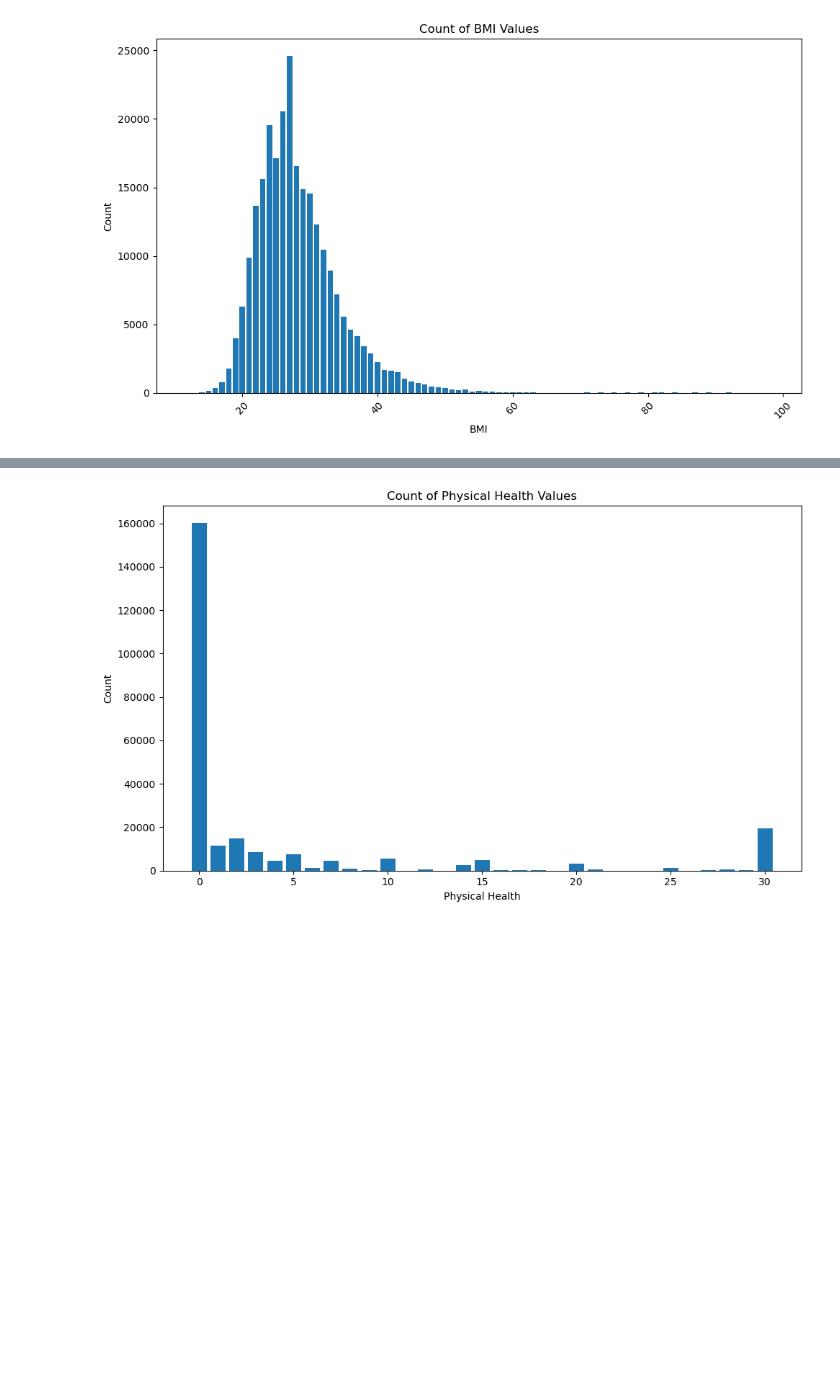
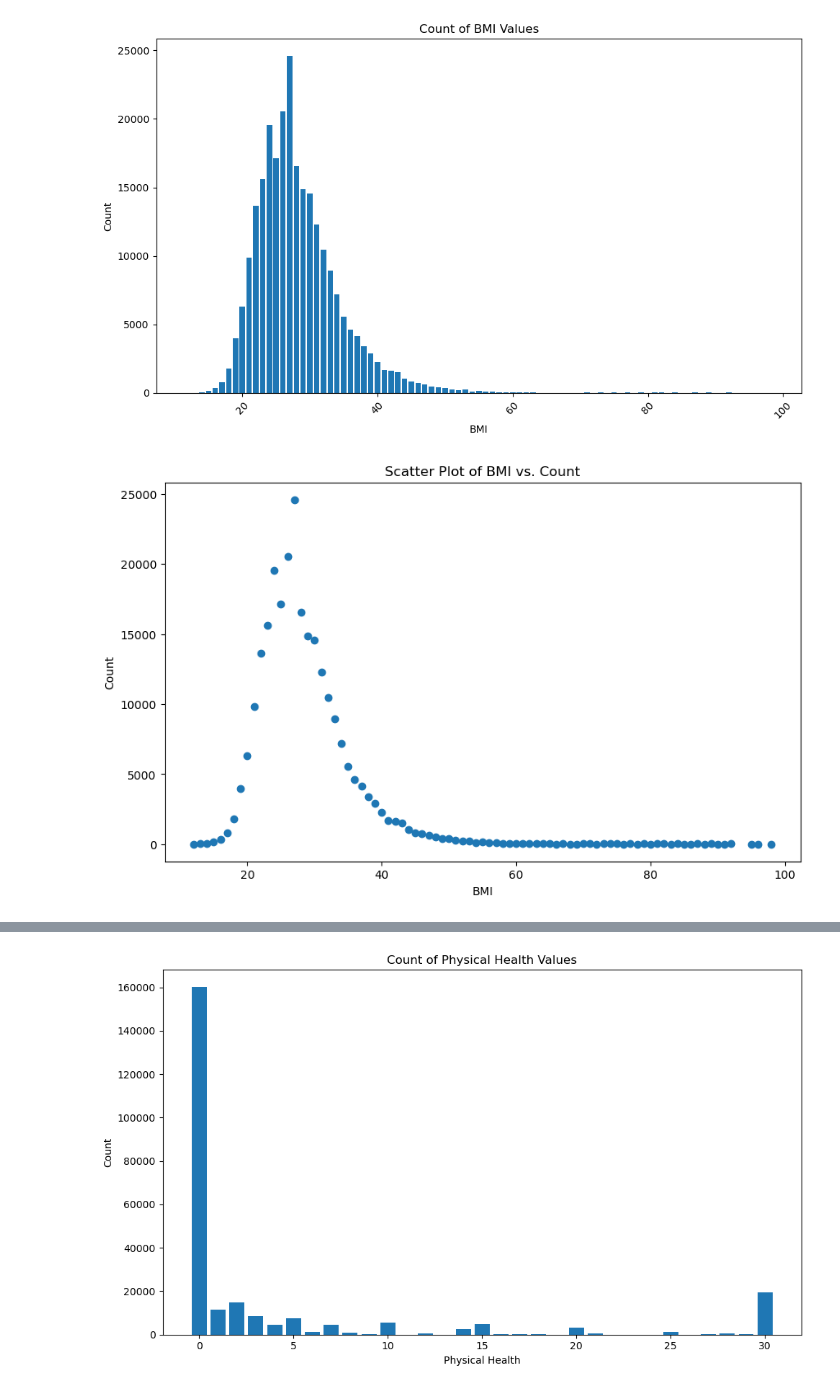
Before and after one commit to lykkelig/Capstone-Two, a Jupyter notebook: Capstone_Two_Diabetic_Prediction.ipynb, the cells around one changed output, grey strips where cells are left out. Cells and saved outputs as stored; diff of their text form; code cells hidden in the pictures; blank space fills up the shorter version.

```diff
--- a/Capstone_Two_Diabetic_Prediction.ipynb
+++ b/Capstone_Two_Diabetic_Prediction.ipynb
@@ -240,3 +253,24 @@ plt.tight_layout()
 plt.show()
 # %% [output]
 [figure]
+# %%
+# Since the BMI is so right skewed, some values are barely visible on the bar chart, let's plot a scatter plot instead.
+# Set the figure size
+plt.figure(figsize=(10, 6))
+bmi_counts = features_df['BMI'].value_counts().reset_index()
+bmi_counts.columns = ['BMI', 'Count']
+
+# Create the scatter plot
+plt.scatter(bmi_counts['BMI'], bmi_counts['Count'])
+
+# Set axes labels
+plt.xlabel('BMI')
+plt.ylabel('Count')
+
+# Title the graph
+plt.title('Scatter Plot of BMI vs. Count')
+
+# Show the plot
+plt.show()
+# %% [output]
+[figure, added]
```
Also changed, not shown: parts of 21 cells of this notebook.
